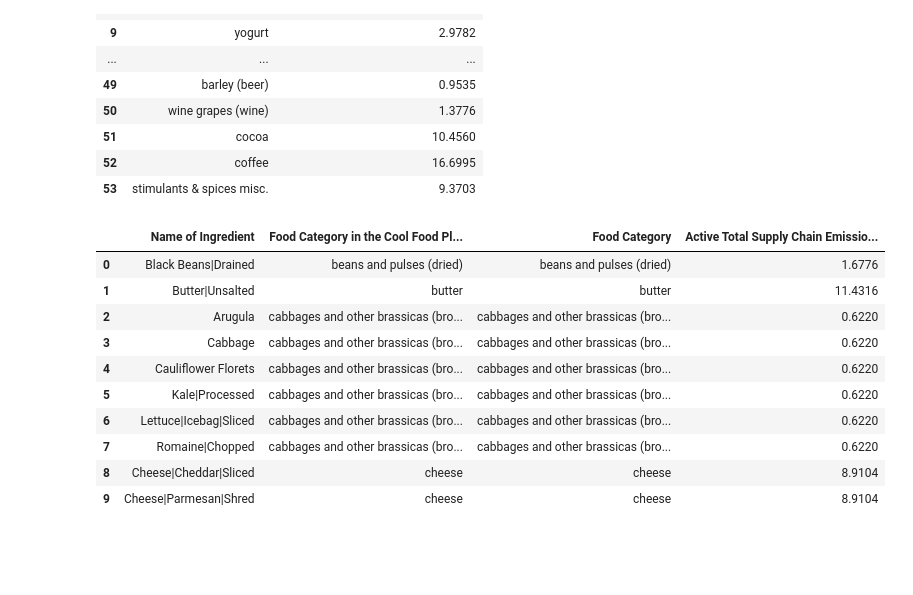
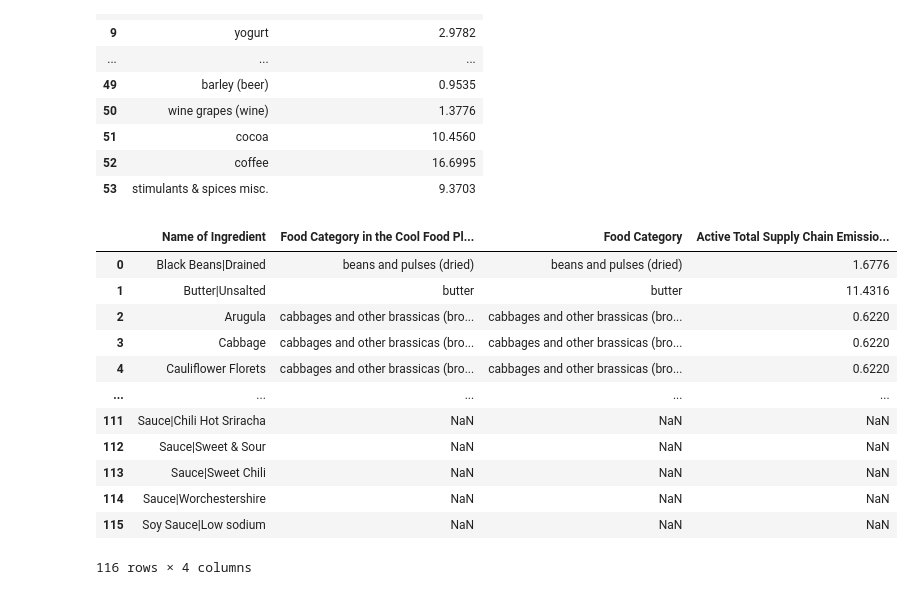
Before and after one commit to silviaaaaaaa/cffs-label, a Jupyter notebook: notebooks/ingre_analysis.ipynb, the cells around one changed output. Drawn from its saved outputs; the diff is of its cells as text; code cells hidden in the pictures; blank space fills up the shorter version.

```diff
--- a/notebooks/ingre_analysis.ipynb
+++ b/notebooks/ingre_analysis.ipynb
@@ -39,0 +48,4 @@ cfc.head()
+# %%
+cfc_filename = '/Users/silvia/cffs-label/data/raw/cool_food_ghg.csv'
+cfc = pd.read_csv(cfc_filename)
+cfc.head()
@@ -55,0 +65,4 @@ in10.head()
+# %%
+in10_filename = '/Users/silvia/cffs-label/data/raw/ingredient_list.csv'
+in10 = pd.read_csv(in10_filename)
+in10.head()
@@ -140,18 +158,20 @@ df2
 # %%
 result = pd.merge(df1, df2.loc[:,['Food Category','Active Total Supply Chain Emissions (kg CO2 / kg food)']],
                   how = 'left',
                   left_on = 'Food Category in the Cool Food Pledge',
                   right_on = 'Food Category')
-result.head(10)
+result
 # %% [output]
 |  | Name of Ingredient | Food Category in the Cool Food Pl... | Food Category | Active Total Supply Chain Emissio... |
 | 0 | Black Beans|Drained | beans and pulses (dried) | beans and pulses (dried) | 1.6776 |
 | 1 | Butter|Unsalted | butter | butter | 11.4316 |
 | 2 | Arugula | cabbages and other brassicas (bro... | cabbages and other brassicas (bro... | 0.6220 |
 | 3 | Cabbage | cabbages and other brassicas (bro... | cabbages and other brassicas (bro... | 0.6220 |
 | 4 | Cauliflower Florets | cabbages and other brassicas (bro... | cabbages and other brassicas (bro... | 0.6220 |
-| 5 | Kale|Processed | cabbages and other brassicas (bro... | cabbages and other brassicas (bro... | 0.6220 |
-| 6 | Lettuce|Icebag|Sliced | cabbages and other brassicas (bro... | cabbages and other brassicas (bro... | 0.6220 |
-| 7 | Romaine|Chopped | cabbages and other brassicas (bro... | cabbages and other brassicas (bro... | 0.6220 |
-| 8 | Cheese|Cheddar|Sliced | cheese | cheese | 8.9104 |
-| 9 | Cheese|Parmesan|Shred | cheese | cheese | 8.9104 |
+| ... | ... | ... | ... | ... |
+| 111 | Sauce|Chili Hot Sriracha | NaN | NaN | NaN |
+| 112 | Sauce|Sweet & Sour | NaN | NaN | NaN |
+| 113 | Sauce|Sweet Chili | NaN | NaN | NaN |
+| 114 | Sauce|Worchestershire | NaN | NaN | NaN |
+| 115 | Soy Sauce|Low sodium | NaN | NaN | NaN |
+116 rows × 4 columns
```
Also changed, not shown: parts of 15 cells of this notebook.
